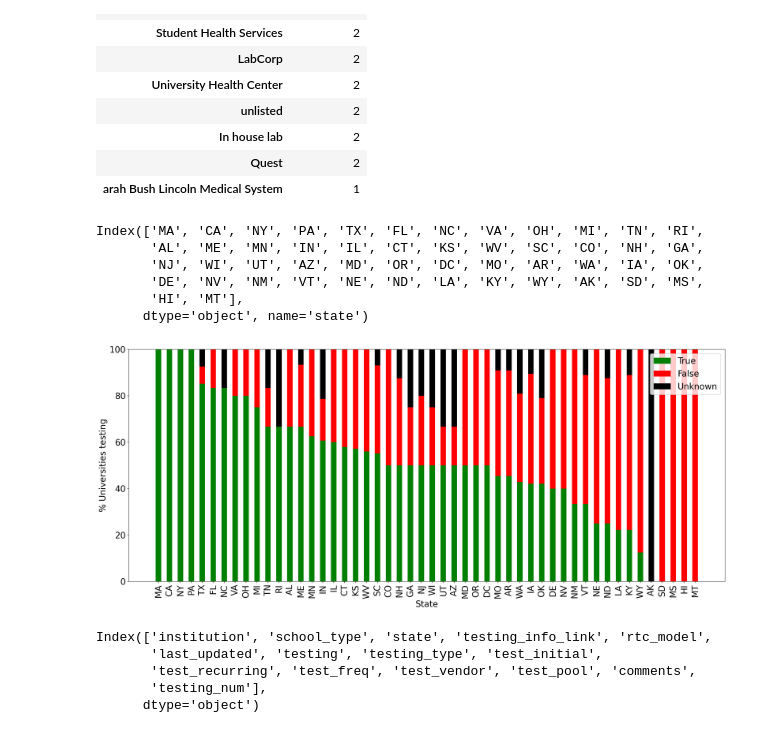
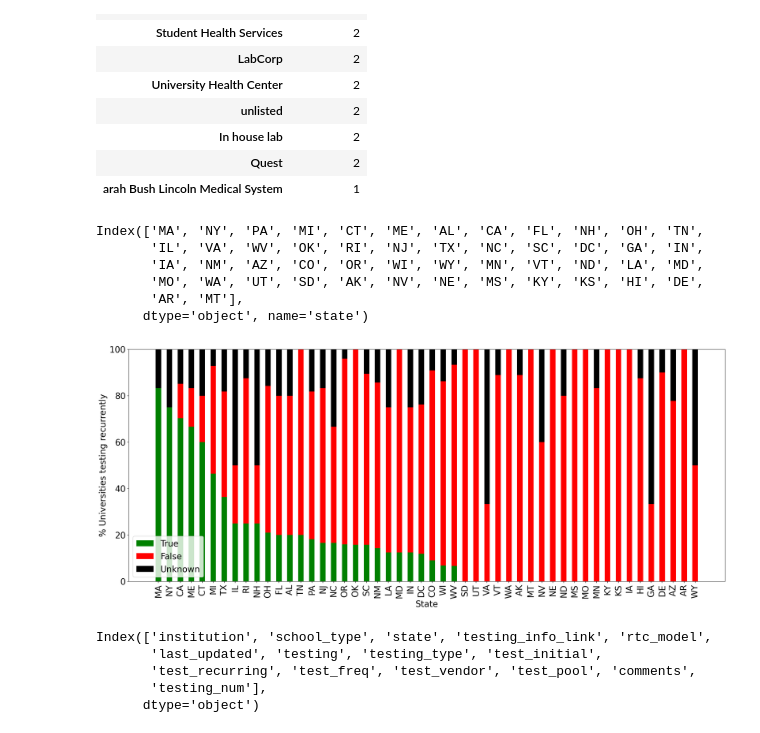
Before and after one commit to pachterlab/BTRBP_2020, a Jupyter notebook: notebooks/basic_stats.ipynb, the cells around one changed output. Saved outputs shown, nothing was run; the diff lists cells and outputs as text; code cells hidden in the pictures.

```diff
--- a/notebooks/basic_stats.ipynb
+++ b/notebooks/basic_stats.ipynb
@@ -87,49 +87,49 @@ pd.DataFrame(df.test_vendor.value_counts()).head(10)
 | Quest | 2 |
 | arah Bush Lincoln Medical System | 1 |
 # %%
-v = df.groupby(['state', 'testing']).size().unstack(fill_value=0).sort_values(by="TRUE", ascending=False)
+v = df.groupby(['state', 'test_recurring']).size().unstack(fill_value=0).sort_values(by="TRUE", ascending=False)
 vp = v/v.values.sum(axis=1)[:,None]*100
 # %%
 v.index
 # %% [output]
-Index(['MA', 'CA', 'NY', 'PA', 'TX', 'FL', 'NC', 'VA', 'OH', 'MI', 'TN', 'RI',
-       'AL', 'ME', 'MN', 'IN', 'IL', 'CT', 'KS', 'WV', 'SC', 'CO', 'NH', 'GA',
-       'NJ', 'WI', 'UT', 'AZ', 'MD', 'OR', 'DC', 'MO', 'AR', 'WA', 'IA', 'OK',
-       'DE', 'NV', 'NM', 'VT', 'NE', 'ND', 'LA', 'KY', 'WY', 'AK', 'SD', 'MS',
-       'HI', 'MT'],
+Index(['MA', 'NY', 'PA', 'MI', 'CT', 'ME', 'AL', 'CA', 'FL', 'NH', 'OH', 'TN',
+       'IL', 'VA', 'WV', 'OK', 'RI', 'NJ', 'TX', 'NC', 'SC', 'DC', 'GA', 'IN',
+       'IA', 'NM', 'AZ', 'CO', 'OR', 'WI', 'WY', 'MN', 'VT', 'ND', 'LA', 'MD',
+       'MO', 'WA', 'UT', 'SD', 'AK', 'NV', 'NE', 'MS', 'KY', 'KS', 'HI', 'DE',
+       'AR', 'MT'],
       dtype='object', name='state')
 # %%
 fig, ax = plt.subplots(figsize=(25,10))
 
 
 ind = np.arange(v.shape[0])    # the x locations for the groups
 labels = v.index.values
 vp  = vp.sort_values(by="TRUE", ascending=False)
 
 x = vp.TRUE.values
 y = vp.FALSE.values
 z = vp.Unknown.values
 
 #width = 0.5     # the width of the bars: can also be len(x) sequence
 
 ax.bar(ind, x, width,label="True", color="green")
 ax.bar(ind, y, width, bottom=x, label="False", color="red")
 ax.bar(ind, z, width, bottom=x+y, label="Unknown", color="black")
 
 kwd = {
     "xticks" : ind,
     "xticklabels": labels,
     "xlabel": "State",
-    "ylabel": "% Universities testing"
+    "ylabel": "% Universities testing recurrently"
 }
 ax.set(**kwd)
 ax.set_xticklabels(labels, rotation=90)
 ax.legend()
 
 
 fig.show()
 # %% [output]
-[figure, old version]
+[figure, new version]
 # %%
 df.columns
 # %% [output]
```
Also changed, not shown: parts of 16 cells of this notebook.
